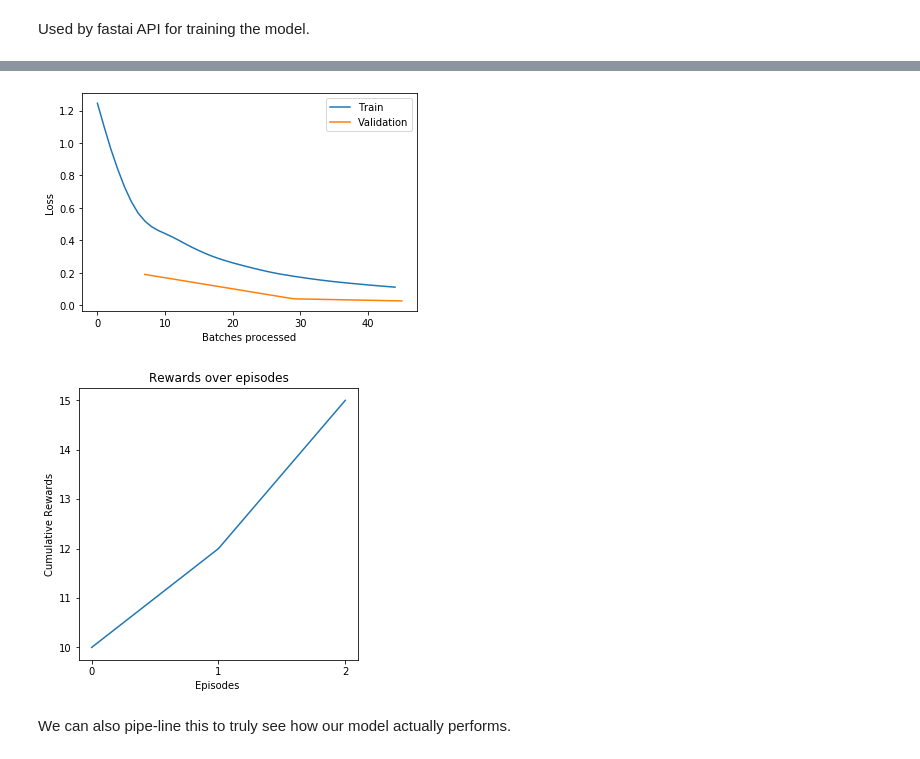
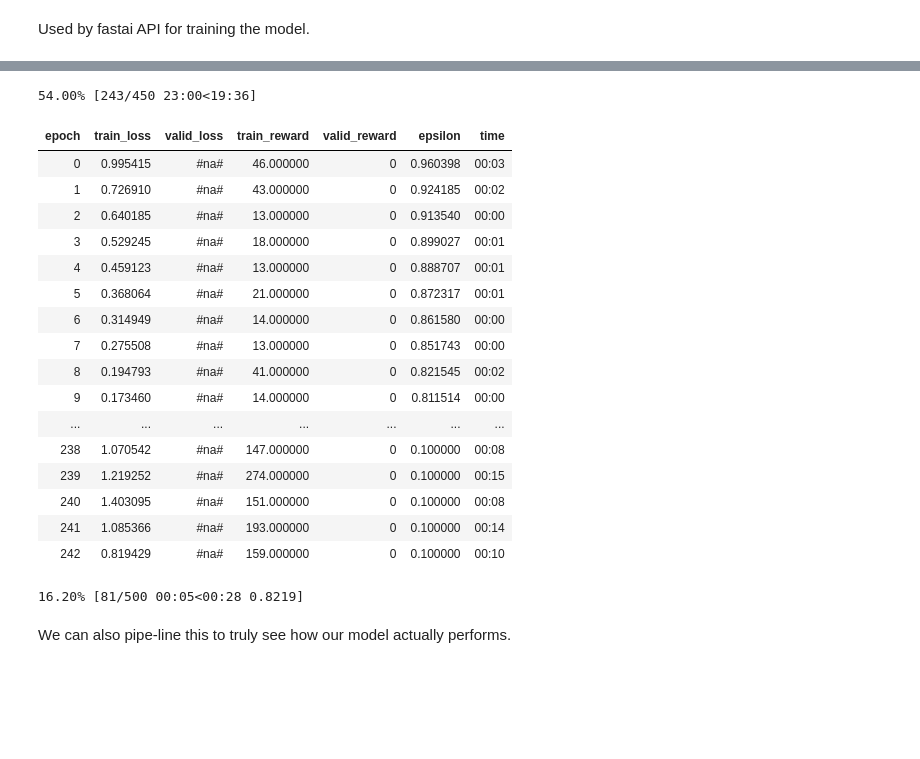
Before and after one commit to josiahls/fast-reinforcement-learning, a Jupyter notebook: docs_src/rl.agents.dqnfixedtarget.ipynb, the cells around one changed output, grey strips where cells are left out. Cells and saved outputs as stored; diff of their text form; code cells hidden in the pictures; blank space fills up the shorter version.

```diff
--- a/docs_src/rl.agents.dqnfixedtarget.ipynb
+++ b/docs_src/rl.agents.dqnfixedtarget.ipynb
@@ -7,6 +8,6 @@ from fast_rl.core.agent_core import ExperienceReplay, GreedyEpsilon
 from fastai.gen_doc.nbdoc import *
 # %%
-data = MDPDataBunch.from_env('CartPole-v1', render='rgb_array', bs=128)
+data = MDPDataBunch.from_env('CartPole-v1', render='rgb_array', bs=32, add_valid=False)
 # %%
 show_doc(FixedTargetDQN.__init__)
 # %% [output]
@@ -40,7 +41,7 @@ Updates the target network from calls in the FixedTargetDQNCallback callback.
 The batch size will be defined in the data class because `DataBunches` already require a
 batch size input. This batch size will be used by the model during optimization.
 # %%
-model = FixedTargetDQN(data, memory=ExperienceReplay(memory_size=1000, reduce_ram=True))
+model = FixedTargetDQN(data, memory=ExperienceReplay(memory_size=100000, reduce_ram=True))
 # %%
 show_doc(FixedTargetDQNCallback.__init__)
 # %% [output]
@@ -56,8 +57,8 @@ Handles updating the target model in a fixed target DQN. Args:
 # %% [markdown]
 Used by fastai API for training the model.
 # %%
-learn = AgentLearner(data, model)
-learn.fit(3)
+learn = AgentLearner(data, model, callback_fns=[RewardMetric, EpsilonMetric])
+learn.fit(450)
 data.close()
 learn.recorder.plot_losses()
 # %% [output]
@@ -65,10 +65,26 @@ learn.recorder.plot_losses()
-[figure, removed]
+54.00% [243/450 23:00<19:36]
+| epoch | train_loss | valid_loss | train_reward | valid_reward | epsilon | time |
+| 0 | 0.995415 | #na# | 46.000000 | 0 | 0.960398 | 00:03 |
+| 1 | 0.726910 | #na# | 43.000000 | 0 | 0.924185 | 00:02 |
+| 2 | 0.640185 | #na# | 13.000000 | 0 | 0.913540 | 00:00 |
+| 3 | 0.529245 | #na# | 18.000000 | 0 | 0.899027 | 00:01 |
+| 4 | 0.459123 | #na# | 13.000000 | 0 | 0.888707 | 00:01 |
+| 5 | 0.368064 | #na# | 21.000000 | 0 | 0.872317 | 00:01 |
+| 6 | 0.314949 | #na# | 14.000000 | 0 | 0.861580 | 00:00 |
+| 7 | 0.275508 | #na# | 13.000000 | 0 | 0.851743 | 00:00 |
+| 8 | 0.194793 | #na# | 41.000000 | 0 | 0.821545 | 00:02 |
+| 9 | 0.173460 | #na# | 14.000000 | 0 | 0.811514 | 00:00 |
+| ... | ... | ... | ... | ... | ... | ... |
+| 238 | 1.070542 | #na# | 147.000000 | 0 | 0.100000 | 00:08 |
+| 239 | 1.219252 | #na# | 274.000000 | 0 | 0.100000 | 00:15 |
+| 240 | 1.403095 | #na# | 151.000000 | 0 | 0.100000 | 00:08 |
+| 241 | 1.085366 | #na# | 193.000000 | 0 | 0.100000 | 00:14 |
+| 242 | 0.819429 | #na# | 159.000000 | 0 | 0.100000 | 00:10 |
+16.20% [81/500 00:05<00:28 0.8219]
 # %%
 interp = AgentInterpretation(learn)
 # %%
 interp.plot_rewards(cumulative=True, per_episode=True, group_name='run')
-# %% [output]
-[figure, removed]
 # %% [markdown]
 We can also pipe-line this to truly see how our model actually performs.
 # %%
```
Also changed, not shown: parts of 4 cells of this notebook, 2 other files.
